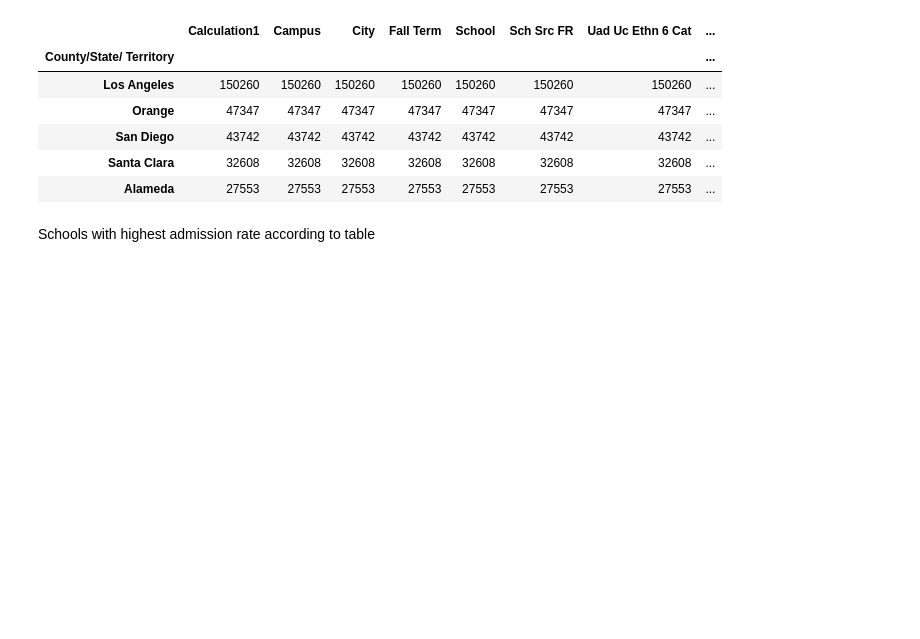
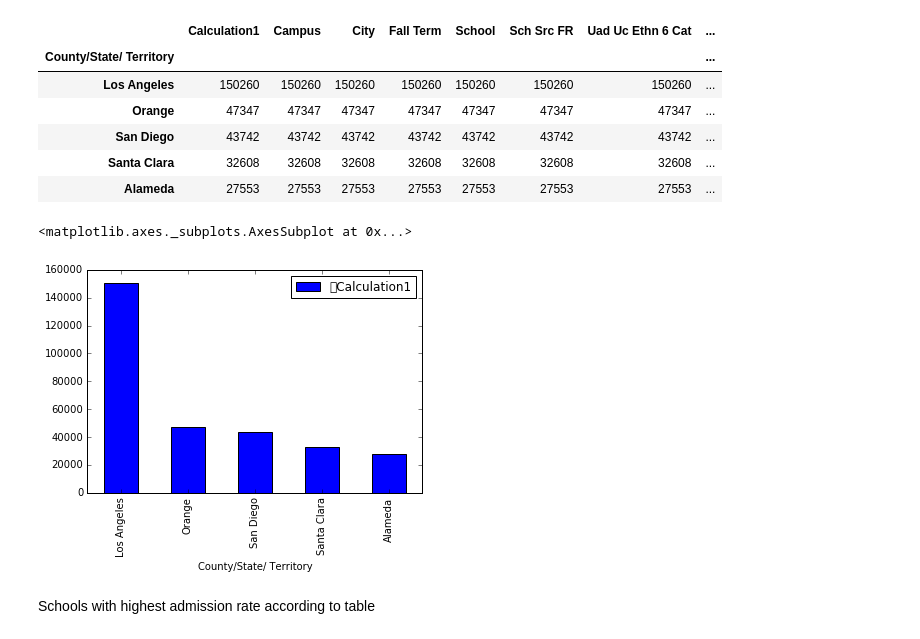
Before and after one commit to ChudiNnorukam/calAdmissions, a Jupyter notebook: notebooks/calAdmissions - Alice.ipynb, the cells around one changed output. Cells and saved outputs as stored; diff of their text form; code cells hidden in the pictures; blank space fills up the shorter version.

```diff
--- a/notebooks/calAdmissions - Alice.ipynb
+++ b/notebooks/calAdmissions - Alice.ipynb
@@ -157,5 +171,6 @@ transfers.groupby(["County/State/ Territory"]).count().sort_values(by="City", as
 # %%
-freshmen.groupby(["County/State/ Territory"]).count().sort_values(by="City", ascending=False).head()
+freshmen_unique_count = freshmen.groupby(["County/State/ Territory"]).count().sort_values(by="City", ascending=False)
+freshmen_unique_count.head()
 # %% [output]
 |  | ﻿Calculation1 | Campus | City | Fall Term | School | Sch Src FR | Uad Uc Ethn 6 Cat | ... |
 | County/State/ Territory |  |  |  |  |  |  |  | ... |
@@ -164,6 +179,12 @@ freshmen.groupby(["County/State/ Territory"]).count().sort_values(by="City", asc
 | San Diego | 43742 | 43742 | 43742 | 43742 | 43742 | 43742 | 43742 | ... |
 | Santa Clara | 32608 | 32608 | 32608 | 32608 | 32608 | 32608 | 32608 | ... |
 | Alameda | 27553 | 27553 | 27553 | 27553 | 27553 | 27553 | 27553 | ... |
+# %%
+freshmen_unique_dropped = freshmen_unique_count.drop(['Campus', 'City', 'Fall Term', 'School', 'Sch Src FR', 'Uad Uc Ethn 6 Cat', 'adm (SUM)', 'app (SUM)', 'enr (SUM)'], axis=1)
+freshmen_unique_dropped[0:5].plot.bar()
+# %% [output]
+<matplotlib.axes._subplots.AxesSubplot at 0x...>
+[figure, added]
 # %% [markdown]
 Schools with highest admission rate according to table
 # %%
```
Also changed, not shown: parts of 26 cells of this notebook.
